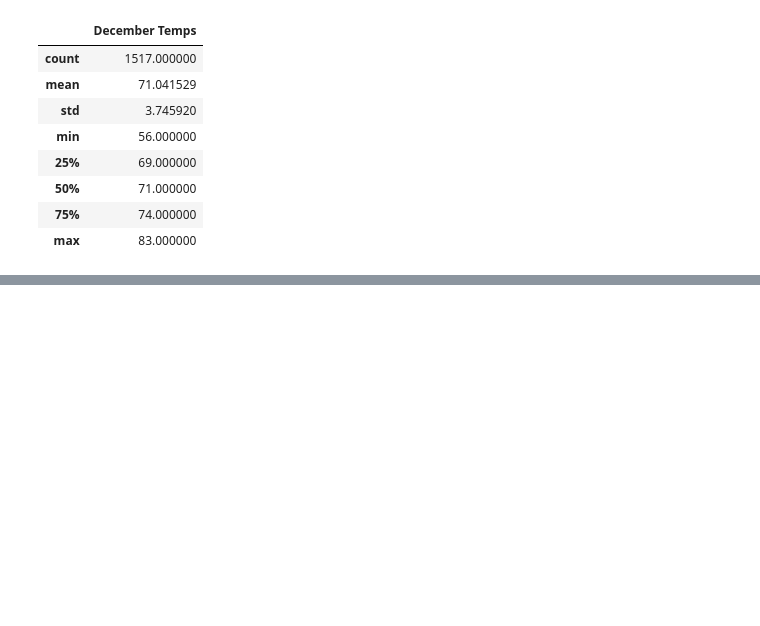
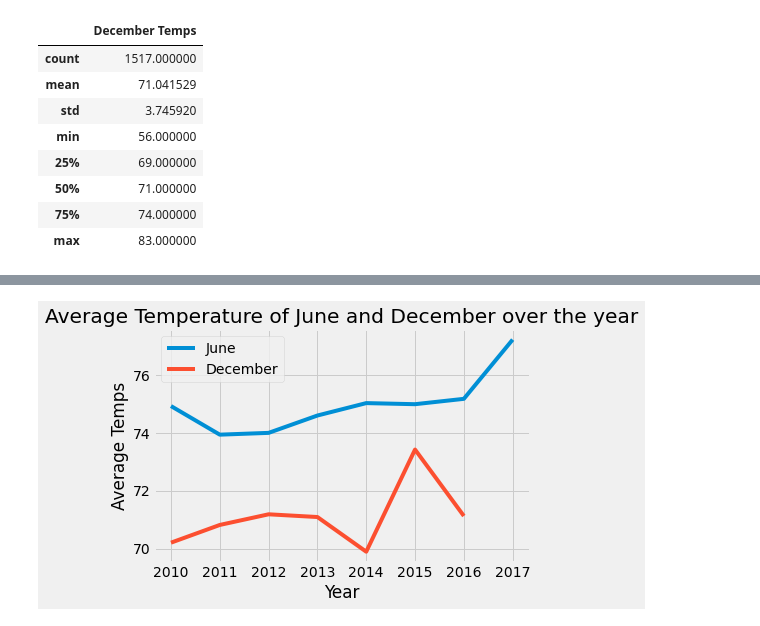
Before and after one commit to bradleycao/surfs_up, a Jupyter notebook: SurfsUp_Challenge.ipynb, the cells around one changed output, grey strips where cells are left out. Saved outputs shown, nothing was run; the diff lists cells and outputs as text; code cells hidden in the pictures; blank space fills up the shorter version.

```diff
--- a/SurfsUp_Challenge.ipynb
+++ b/SurfsUp_Challenge.ipynb
@@ -78,0 +90,24 @@ december_df.describe()
+# %%
+june_temp_progress_df = pd.DataFrame(june_temp_progress, columns = ['year','Average Temps'])
+# %%
+december_temp_progress = session.query(extract('year',Measurement.date), func.avg(Measurement.tobs)).group_by(extract('year', Measurement.date)).filter(extract('month', Measurement.date) == 12)
+# %%
+december_temp_progress = list(december_temp_progress)
+# %%
+december_temp_progress_df = pd.DataFrame(december_temp_progress, columns = ['year','Average Temps'])
+# %%
+#Plot the June Temerature Progress
+plt.plot(june_temp_progress_df['year'], june_temp_progress_df['Average Temps'], label = 'June')
+
+#Plot the December Temerature Progress
+plt.plot(december_temp_progress_df['year'], december_temp_progress_df['Average Temps'], label = 'December')
+
+plt.xlabel('Year')
+plt.ylabel('Average Temps')
+
+plt.title('Average Temperature of June and December over the year')
+plt.legend()
+
+plt.show()
+# %% [output]
+[figure, added]
```
Also changed, not shown: parts of 9 cells of this notebook, 6 other files.
